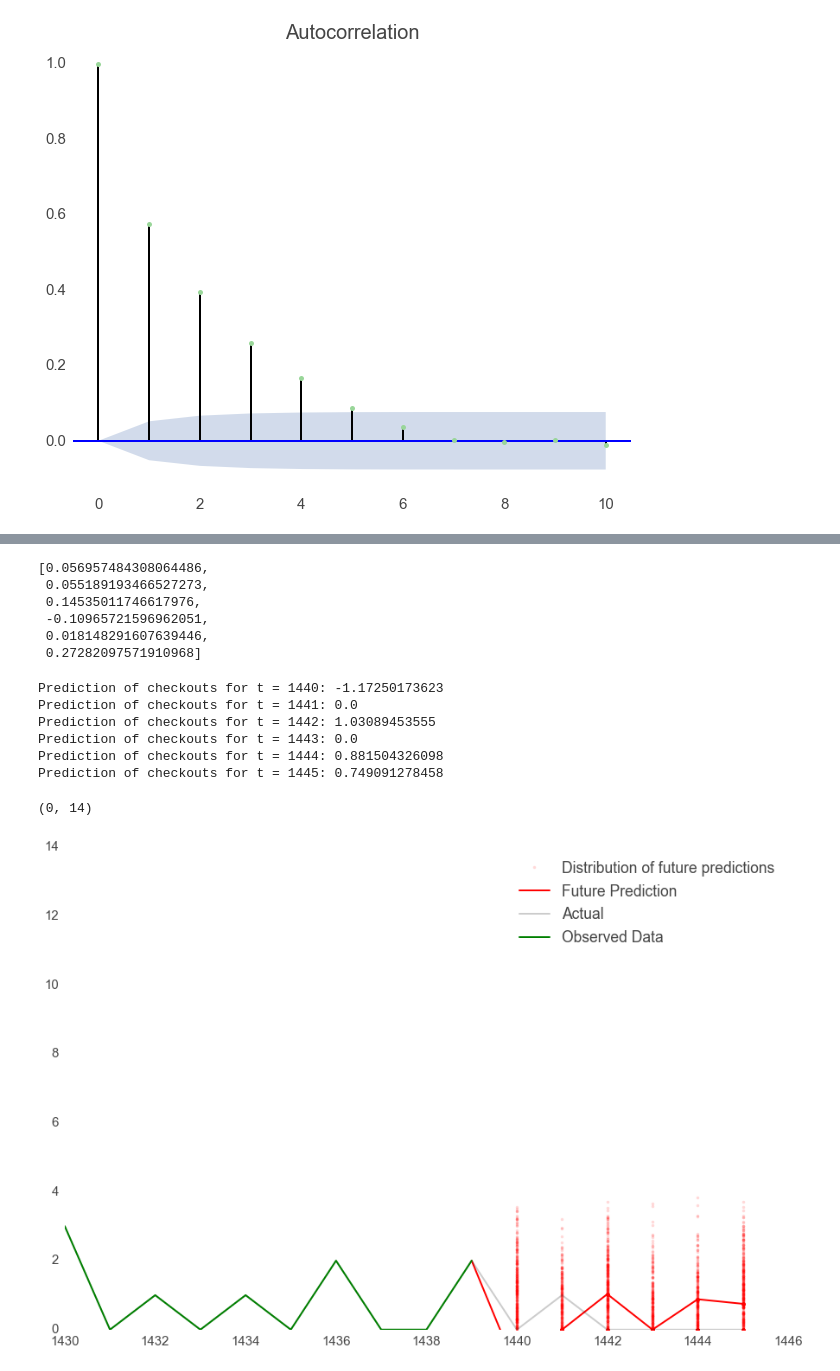
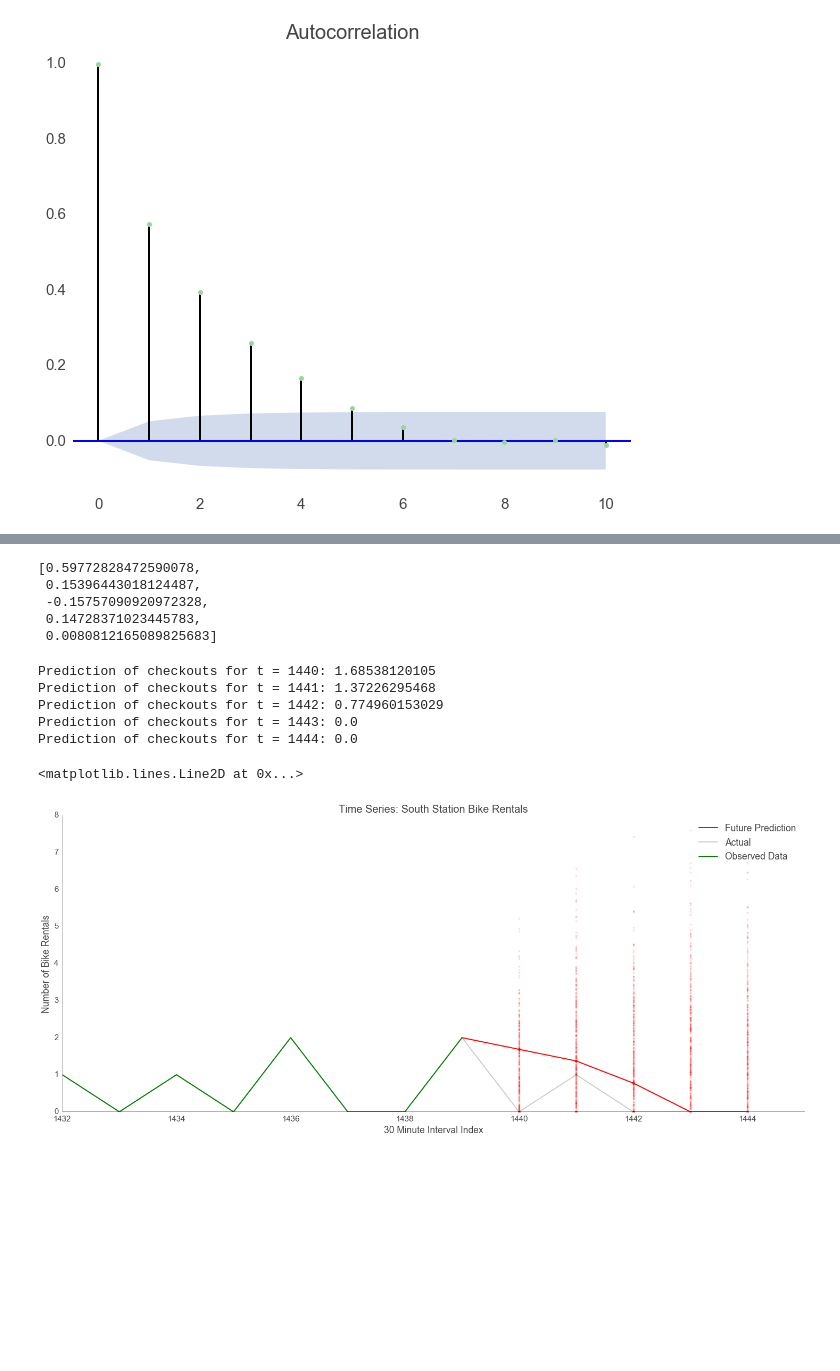
Before and after one commit to am207Hubway/final_project, a Jupyter notebook: Time Series.ipynb, the cells around one changed output, grey strips where cells are left out. Drawn from its saved outputs; the diff is of its cells as text; code cells hidden in the pictures; blank space fills up the shorter version.

```diff
--- a/Time Series.ipynb
+++ b/Time Series.ipynb
@@ -95,7 +105,7 @@ plt.plot(out_minutes_series[22,:])
 min_per_interval = 30
 ints = 0
 timeseries_matrix_30minute_out = np.zeros(len(out_minutes_series[22,:])/min_per_interval)
-while ints < len(timeseries_matrix_10minute_out):
+while ints < len(timeseries_matrix_30minute_out):
     int_sum = 0
     for i in range(min_per_interval):
         int_sum += out_minutes_series[22,ints*min_per_interval + i]
@@ -162,45 +179,36 @@ mcmc_sigma_squared
 # %%
-
 # Infer alpha
-mcmc_alphas = [np.mean(alphas[i].trace()) for i in xrange(6)]
+mcmc_alphas = [np.mean(alphas[i].trace()) for i in xrange(AR)]
 mcmc_alphas
-
-####
 # %% [output]
-[0.056957484308064486,
- 0.055189193466527273,
- 0.14535011746617976,
- -0.10965721596962051,
- 0.018148291607639446,
- 0.27282097571910968]
+[0.59772828472590078,
+ 0.15396443018124487,
+ -0.15757090920972328,
+ 0.14728371023445783,
+ 0.0080812165089825683]
 # %%
-
 # Sample from Posterior Predictive
 # Number of samples
 num_sims = 500
 
-next_six_predictions = np.zeros((6,num_sims))
+next_six_predictions = np.zeros((5,num_sims))
 for i in xrange(num_sims):
     #Predict t = N
-    next_six_predictions[0,i] = np.dot(timeseries_matrix_30minute_out[N-6:N],mcmc_alphas) + np.random.normal(0,np.sqrt(mcmc_sigma_squared))
+    next_six_predictions[0,i] = np.max((np.dot(timeseries_matrix_30minute_out[N-5:N],mcmc_alphas) + np.random.normal(0,np.sqrt(mcmc_sigma_squared)),0))
 
     # Predict t = N
-    next_six_predictions[1,i] = np.max((np.dot(np.concatenate([timeseries_matrix_30minute_out[N-5:N].reshape(1,5),next_six_predictions[0,i].reshape(1,1)],axis=1)[0],mcmc_alphas[::-1]) \
+    next_six_predictions[1,i] = np.max((np.dot(np.concatenate([timeseries_matrix_30minute_out[N-4:N].reshape(1,4),next_six_predictions[0,i].reshape(1,1)],axis=1)[0],mcmc_alphas[::-1]) \
                 + np.random.normal(0,np.sqrt(mcmc_sigma_squared)),0))
 
     # Predict t = N+1
-    next_six_predictions[2,i] = np.max((np.dot(np.concatenate([timeseries_matrix_30minute_out[N-4:N].reshape(1,4),next_six_predictions[:2,i].reshape(1,2)],axis=1)[0],mcmc_alphas[::-1]) \
+    next_six_predictions[2,i] = np.max((np.dot(np.concatenate([timeseries_matrix_30minute_out[N-3:N].reshape(1,3),next_six_predictions[:2,i].reshape(1,2)],axis=1)[0],mcmc_alphas[::-1]) \
                 + np.random.normal(0,np.sqrt(mcmc_sigma_squared)),0))
     # Predict t = N+2
-    next_six_predictions[3,i] = np.max((np.dot(np.concatenate([timeseries_matrix_30minute_out[N-3:N].reshape(1,3),next_six_predictions[:3,i].reshape(1,3)],axis=1)[0],mcmc_alphas[::-1]) \
+    next_six_predictions[3,i] = np.max((np.dot(np.concatenate([timeseries_matrix_30minute_out[N-2:N].reshape(1,2),next_six_predictions[:3,i].reshape(1,3)],axis=1)[0],mcmc_alphas[::-1]) \
                 + np.random.normal(0,np.sqrt(mcmc_sigma_squared)),0))
     # Predict t = N+3
-    next_six_predictions[4,i] = np.max((np.dot(np.concatenate([timeseries_matrix_30minute_out[N-2:N].reshape(1,2),next_six_predictions[:4,i].reshape(1,4)],axis=1)[0],mcmc_alphas[::-1]) \
+    next_six_predictions[4,i] = np.max((np.dot(np.concatenate([timeseries_matrix_30minute_out[N-1:N].reshape(1,1),next_six_predictions[:4,i].reshape(1,4)],axis=1)[0],mcmc_alphas[::-1]) \
                 + np.random.normal(0,np.sqrt(mcmc_sigma_squared)),0))
-    # Predict t = N+4
-    next_six_predictions[5,i] = np.max((np.dot(np.concatenate([timeseries_matrix_30minute_out[N-1].reshape(1,1),next_six_predictions[:5,i].reshape(1,5)],axis=1)[0],mcmc_alphas[::-1]) \
-                + np.random.normal(0,np.sqrt(mcmc_sigma_squared)),0))
-
 
 # Choose a prediction
 print "Prediction of checkouts for t = {}: {}".format(N,next_six_predictions[0,0])
@@ -208,32 +216,35 @@ print "Prediction of checkouts for t = {}: {}".format(N+1,next_six_predictions[1
 print "Prediction of checkouts for t = {}: {}".format(N+2,next_six_predictions[2,0])
 print "Prediction of checkouts for t = {}: {}".format(N+3,next_six_predictions[3,0])
 print "Prediction of checkouts for t = {}: {}".format(N+4,next_six_predictions[4,0])
-print "Prediction of checkouts for t = {}: {}".format(N+5,next_six_predictions[5,0])
 # %% [output]
-Prediction of checkouts for t = 1440: -1.17250173623
-Prediction of checkouts for t = 1441: 0.0
-Prediction of checkouts for t = 1442: 1.03089453555
+Prediction of checkouts for t = 1440: 1.68538120105
+Prediction of checkouts for t = 1441: 1.37226295468
+Prediction of checkouts for t = 1442: 0.774960153029
 Prediction of checkouts for t = 1443: 0.0
-Prediction of checkouts for t = 1444: 0.881504326098
-Prediction of checkouts for t = 1445: 0.749091278458
+Prediction of checkouts for t = 1444: 0.0
 # %%
-
-####
-plt.figure(1,(15,10))
+plt.figure(1,(25,10))
 
 # plot all new predictions
-plt.plot(np.repeat(np.arange(N,N+6),num_sims),next_six_predictions.flatten(),
-         '.',alpha=.15,color='r',label="Distribution of future predictions")
+plt.plot(np.repeat(np.arange(N,N+AR),num_sims),next_six_predictions.flatten(),\
+         '.',alpha=.15,color='r')
+
 # plot new predictions connected to observed data
-plt.plot(np.arange(N-1,N+6),np.concatenate([np.array([timeseries_matrix_30minute_out[N-1]]),next_six_predictions[:,0]]),
-         color='r',label="Future Prediction")
+plt.plot(np.arange(N-1,N+AR),np.concatenate([np.array([timeseries_matrix_30minute_out[N-1]]),\
+                                             next_six_predictions[:,0]]),color='r',label="Future Prediction")
+
 #plot other future predictions as points
-plt.plot(np.arange(N,N+6),next_six_predictions[:,0],'.',color='r',markersize=10)
-plt.plot(timeseries_matrix_30minute_out[:N+6],label = "Actual", color = "k", alpha = 0.2)
+plt.plot(np.arange(N,N+AR),next_six_predictions[:,0],'.',color='r',markersize=10)
+plt.plot(timeseries_matrix_30minute_out[:N+AR],label = "Actual", color = "k", alpha = 0.2)
 plt.plot(np.arange(0,N),timeseries_matrix_30minute_out[:N],label="Observed Data", color = "g")
 plt.legend()
-plt.xlim(1430,1446)
-plt.ylim(0,14)
+plt.xlim(N-8,N+5)
+plt.ylim(0,8)
+plt.title("Time Series: South Station Bike Rentals")
+plt.xlabel("30 Minute Interval Index")
+plt.ylabel("Number of Bike Rentals")
+plt.axhline(0,color = "k",alpha = .4 )
+plt.axvline(N-8,color = "k",alpha = .4 )
 # %% [output]
-(0, 14)
+<matplotlib.lines.Line2D at 0x...>
-[figure, old version]
+[figure, new version]
```
Also changed, not shown: parts of 10 cells of this notebook, 1 other file.
